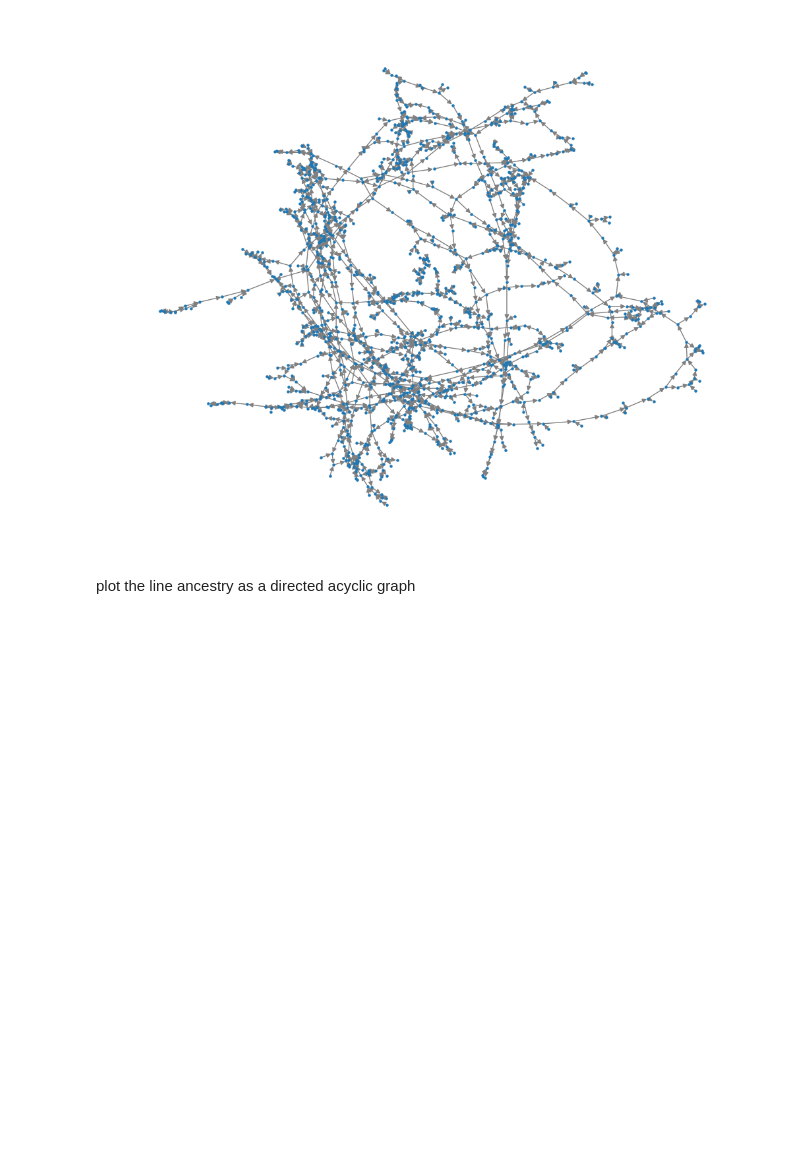
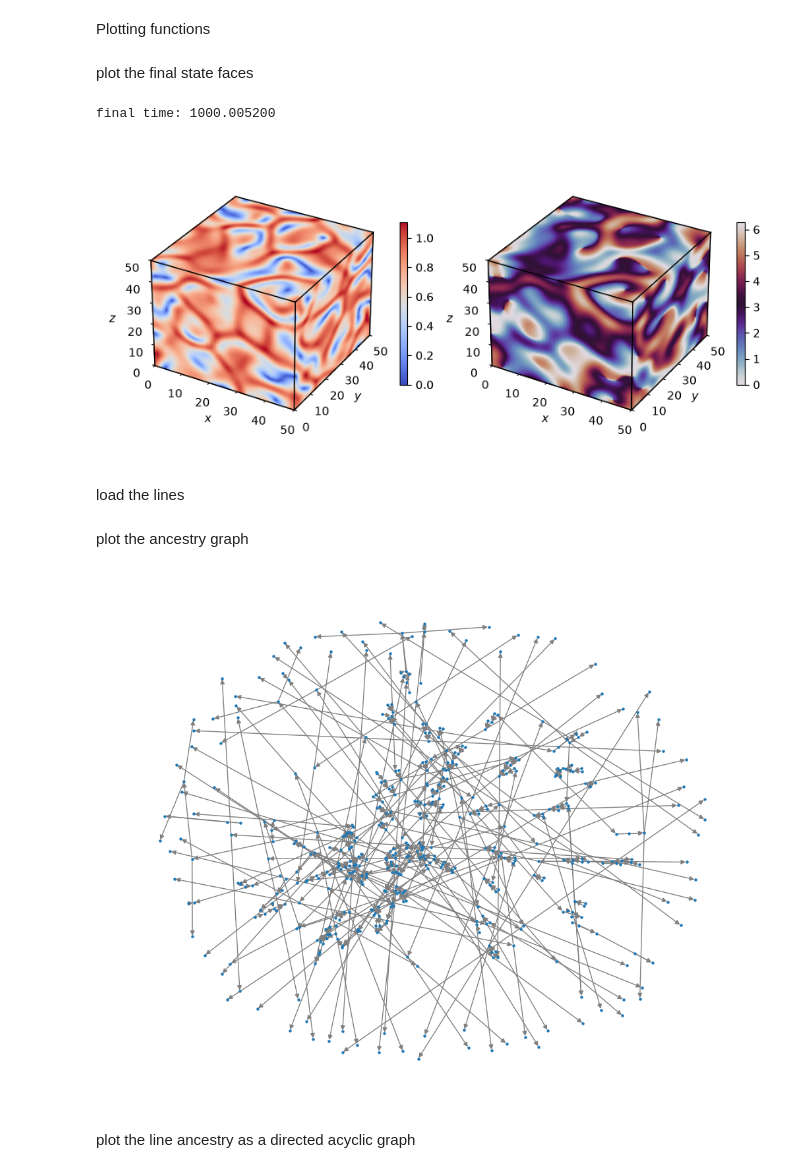
Before and after one commit to znicolaou/rdcu, a Jupyter notebook: plotlines.ipynb, the cells around one changed output. Drawn from its saved outputs; the diff is of its cells as text; code cells hidden in the pictures; blank space fills up the shorter version.

```diff
--- a/plotlines.ipynb
+++ b/plotlines.ipynb
@@ -11,3 +11,5 @@ import networkx as nx
 import os
 import pickle
 colors=plt.rcParams['axes.prop_cycle'].by_key()['color']
+# %% [markdown]
+Plotting functions
@@ -14 +137,23 @@ colors=plt.rcParams['axes.prop_cycle'].by_key()['color']
+# %% [markdown]
+plot the final state faces
+# %%
+Ns=[128,128,128]
+Ls=[50.,50.,50.]
+N=np.prod(Ns)
+
+filebase='data/3dcgle/2/5/'
+ys=np.fromfile('%sfs.dat'%(filebase),dtype=float)[:2*N].reshape([2]+Ns)
+ts=np.fromfile('%stimes.dat'%(filebase),dtype=float)
+
+print("final time: %f"%(ts[-1]))
+faces=[[ys[:,0,:,:],ys[:,:,0,:],ys[:,:,:,0],ys[:,-1,:,:],ys[:,:,-1,:],ys[:,:,:,-1]]]
+lines=None
+n=0
+
+makeplot(n,show=True,save=False)
+# %% [output]
+final time: 1000.005200
+[figure, added]
+# %% [markdown]
+load the lines
 # %%
@@ -27,10 +164,12 @@ file.close()
+# %% [markdown]
+plot the ancestry graph
 # %%
 G=nx.DiGraph(edges)
 plt.figure(figsize=(10, 8))
 nx.draw(G,node_size=5,edge_color='gray')
 plt.show()
 # %% [output]
-[figure, old version]
+[figure, new version]
 # %% [markdown]
 plot the line ancestry as a directed acyclic graph
 # %%
```
Also changed, not shown: parts of 8 cells of this notebook, 3 other files.
